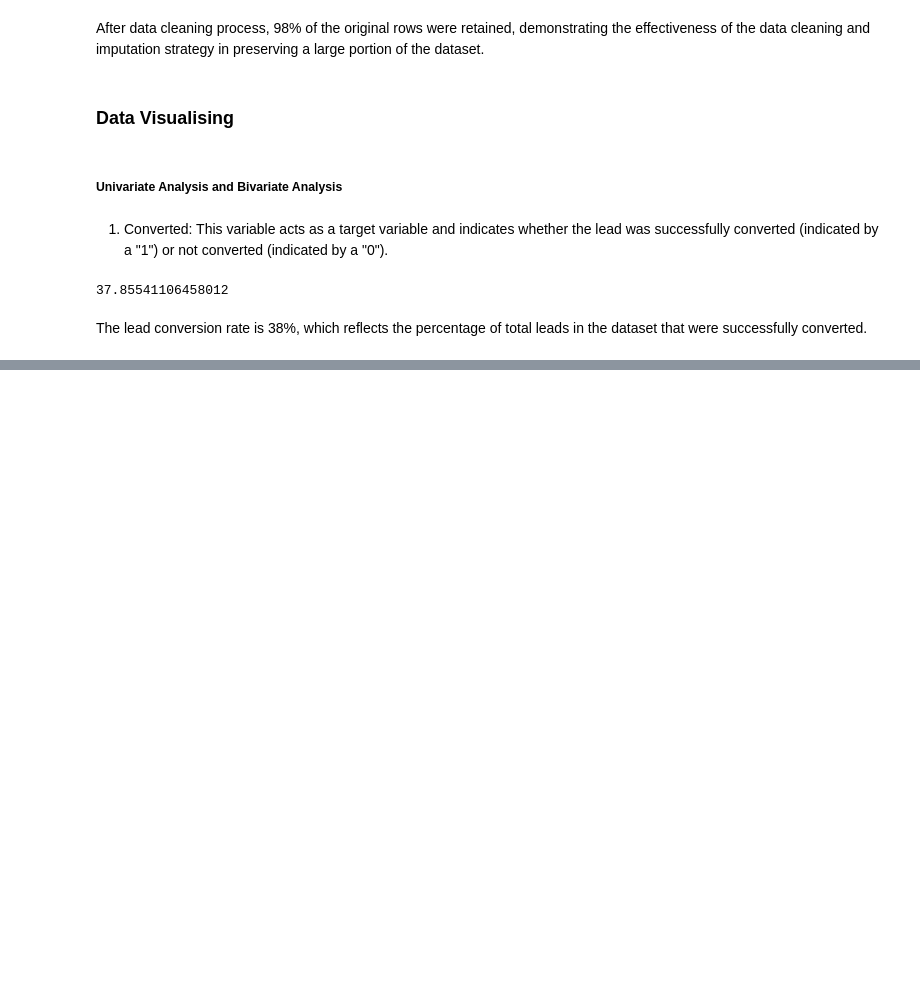
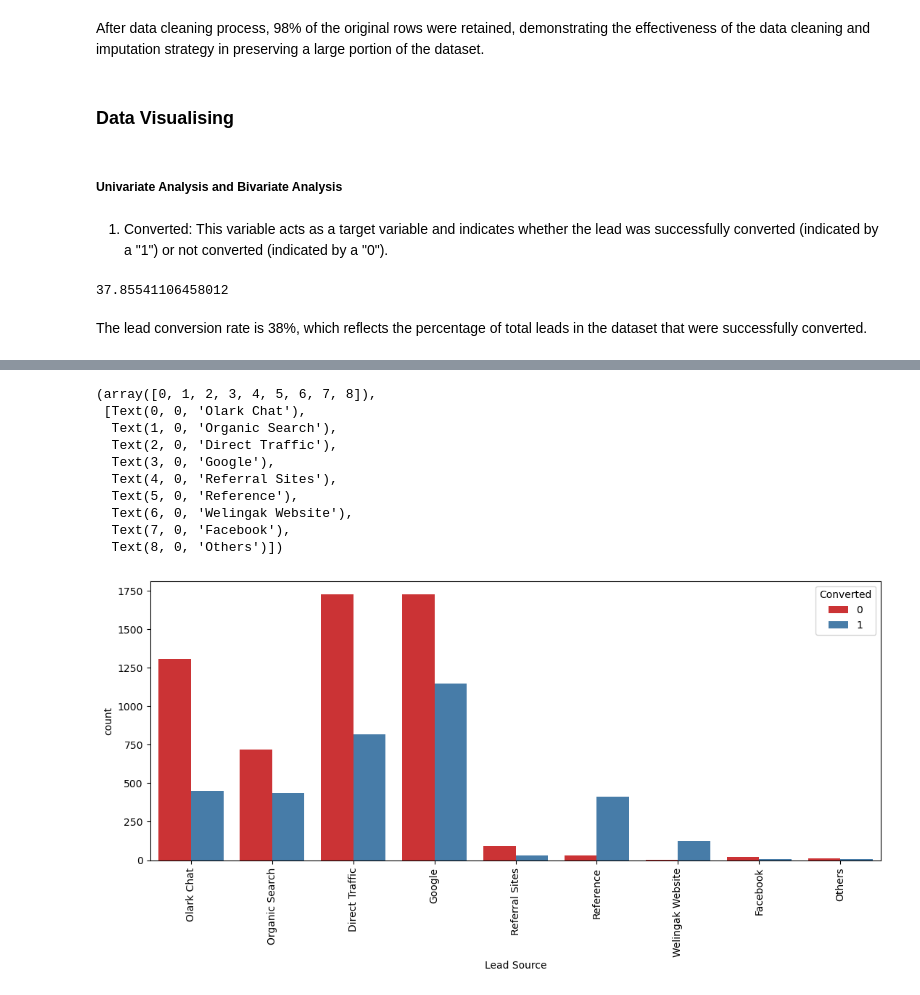
Before and after one commit to waiyanminkhaing/lead-scoring-case-study, a Jupyter notebook: Lead Scoring Case Study.ipynb, the cells around one changed output, grey strips where cells are left out. Saved outputs shown, nothing was run; the diff lists cells and outputs as text; code cells hidden in the pictures; blank space fills up the shorter version.

```diff
--- a/Lead Scoring Case Study.ipynb
+++ b/Lead Scoring Case Study.ipynb
@@ -365,0 +419,22 @@ The lead conversion rate is 38%, which reflects the percentage of total leads in
+# %%
+# create new category 'Others' for which do not have much values.
+leads['Lead Source'] = leads['Lead Source'].replace(['Click2call', 'Live Chat', 'NC_EDM', 'Pay per Click Ads',
+                                                     'Press_Release','Social Media', 'WeLearn', 'bing', 'blog', 'testone',
+                                                     'welearnblog_Home', 'youtubechannel'], 'Others')
+# %%
+# visualizing data again
+plt.figure(figsize=(13,5))
+sns.countplot(x = "Lead Source", hue = "Converted", data = leads, palette='Set1')
+plt.xticks(rotation = 90)
+# %% [output]
+(array([0, 1, 2, 3, 4, 5, 6, 7, 8]),
+ [Text(0, 0, 'Olark Chat'),
+  Text(1, 0, 'Organic Search'),
+  Text(2, 0, 'Direct Traffic'),
+  Text(3, 0, 'Google'),
+  Text(4, 0, 'Referral Sites'),
+  Text(5, 0, 'Reference'),
+  Text(6, 0, 'Welingak Website'),
+  Text(7, 0, 'Facebook'),
+  Text(8, 0, 'Others')])
+[figure, added]
```
Also changed, not shown: parts of 116 cells of this notebook.
